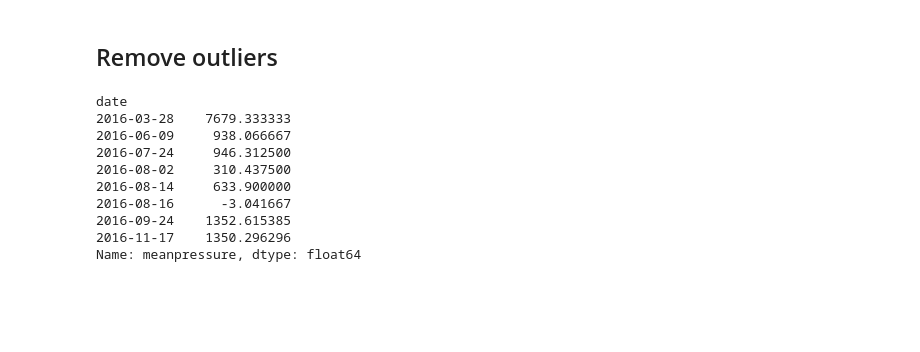
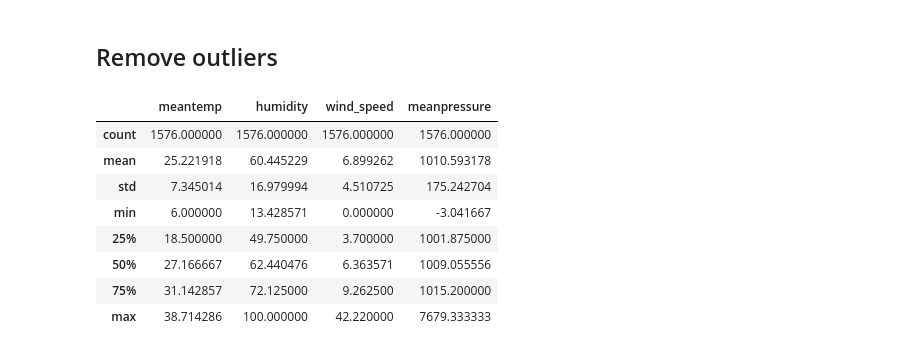
Before and after one commit to alexandre-pinon/voltron, a Jupyter notebook: src/ai/voltron.ipynb, the cells around one changed output. Cells and saved outputs as stored; diff of their text form; code cells hidden in the pictures; blank space fills up the shorter version.

```diff
--- a/src/ai/voltron.ipynb
+++ b/src/ai/voltron.ipynb
@@ -84,3 +127,15 @@ Text(0.5, 1.0, 'pressure')
 # %% [markdown]
 ## Remove outliers
+# %%
+df.describe()
+# %% [output]
+|  | meantemp | humidity | wind_speed | meanpressure |
+| count | 1576.000000 | 1576.000000 | 1576.000000 | 1576.000000 |
+| mean | 25.221918 | 60.445229 | 6.899262 | 1010.593178 |
+| std | 7.345014 | 16.979994 | 4.510725 | 175.242704 |
+| min | 6.000000 | 13.428571 | 0.000000 | -3.041667 |
+| 25% | 18.500000 | 49.750000 | 3.700000 | 1001.875000 |
+| 50% | 27.166667 | 62.440476 | 6.363571 | 1009.055556 |
+| 75% | 31.142857 | 72.125000 | 9.262500 | 1015.200000 |
+| max | 38.714286 | 100.000000 | 42.220000 | 7679.333333 |
 # %%
@@ -90,14 +145 @@ outliers = clf.predict(train_df['meanpressure'].to_numpy().reshape(-1,1)) == -1
-# %%
-train_df['meanpressure'][outliers]
-# %% [output]
-date
-2016-03-28    7679.333333
-2016-06-09     938.066667
-2016-07-24     946.312500
-2016-08-02     310.437500
-2016-08-14     633.900000
-2016-08-16      -3.041667
-2016-09-24    1352.615385
-2016-11-17    1350.296296
-Name: meanpressure, dtype: float64
 # %%
```
Also changed, not shown: parts of 9 cells of this notebook, 5 other files.
